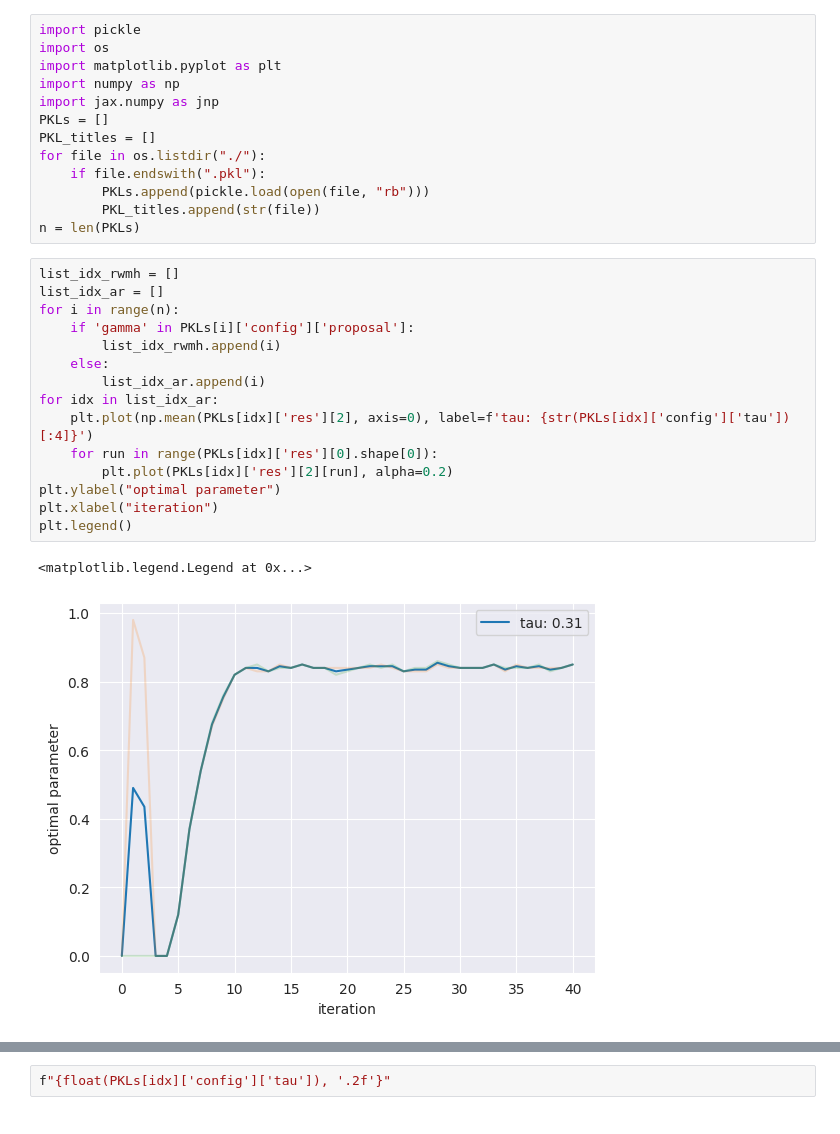
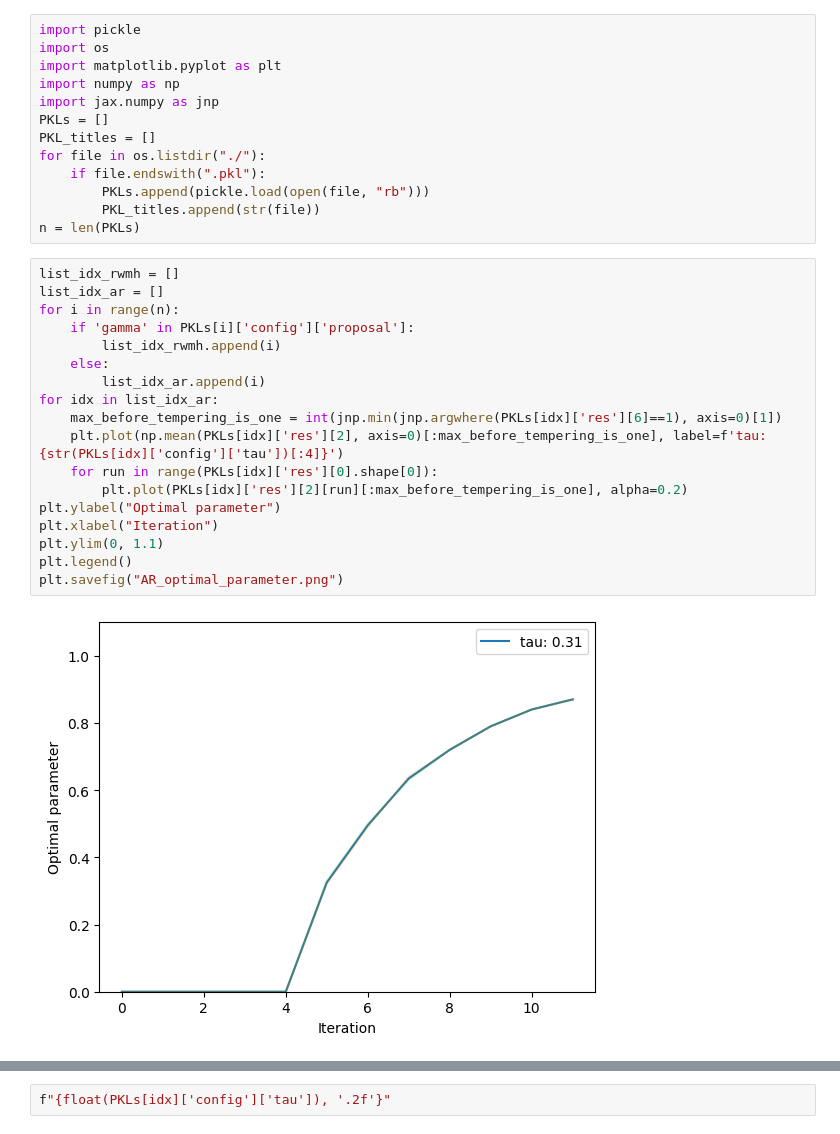
Before and after one commit to ylefay/adaptive_smc_tempering, a Jupyter notebook: adaptive_smc/experiments/optimal_parameter_ar_different_tau.ipynb, the cells around one changed output, grey strips where cells are left out. Drawn from its saved outputs; the diff is of its cells as text.

```diff
--- a/adaptive_smc/experiments/optimal_parameter_ar_different_tau.ipynb
+++ b/adaptive_smc/experiments/optimal_parameter_ar_different_tau.ipynb
@@ -14,18 +14,20 @@ n = len(PKLs)
 # %%
 list_idx_rwmh = []
 list_idx_ar = []
 for i in range(n):
     if 'gamma' in PKLs[i]['config']['proposal']:
         list_idx_rwmh.append(i)
     else:
         list_idx_ar.append(i)
 for idx in list_idx_ar:
-    plt.plot(np.mean(PKLs[idx]['res'][2], axis=0), label=f'tau: {str(PKLs[idx]['config']['tau'])[:4]}')
+    max_before_tempering_is_one = int(jnp.min(jnp.argwhere(PKLs[idx]['res'][6]==1), axis=0)[1])
+    plt.plot(np.mean(PKLs[idx]['res'][2], axis=0)[:max_before_tempering_is_one], label=f'tau: {str(PKLs[idx]['config']['tau'])[:4]}')
     for run in range(PKLs[idx]['res'][0].shape[0]):
-        plt.plot(PKLs[idx]['res'][2][run], alpha=0.2)
-plt.ylabel("optimal parameter")
-plt.xlabel("iteration")
+        plt.plot(PKLs[idx]['res'][2][run][:max_before_tempering_is_one], alpha=0.2)
+plt.ylabel("Optimal parameter")
+plt.xlabel("Iteration")
+plt.ylim(0, 1.1)
 plt.legend()
+plt.savefig("AR_optimal_parameter.png")
 # %% [output]
-<matplotlib.legend.Legend at 0x...>
-[figure, old version]
+[figure, new version]
```
Also changed, not shown: parts of 2 cells of this notebook, 4 other files.
